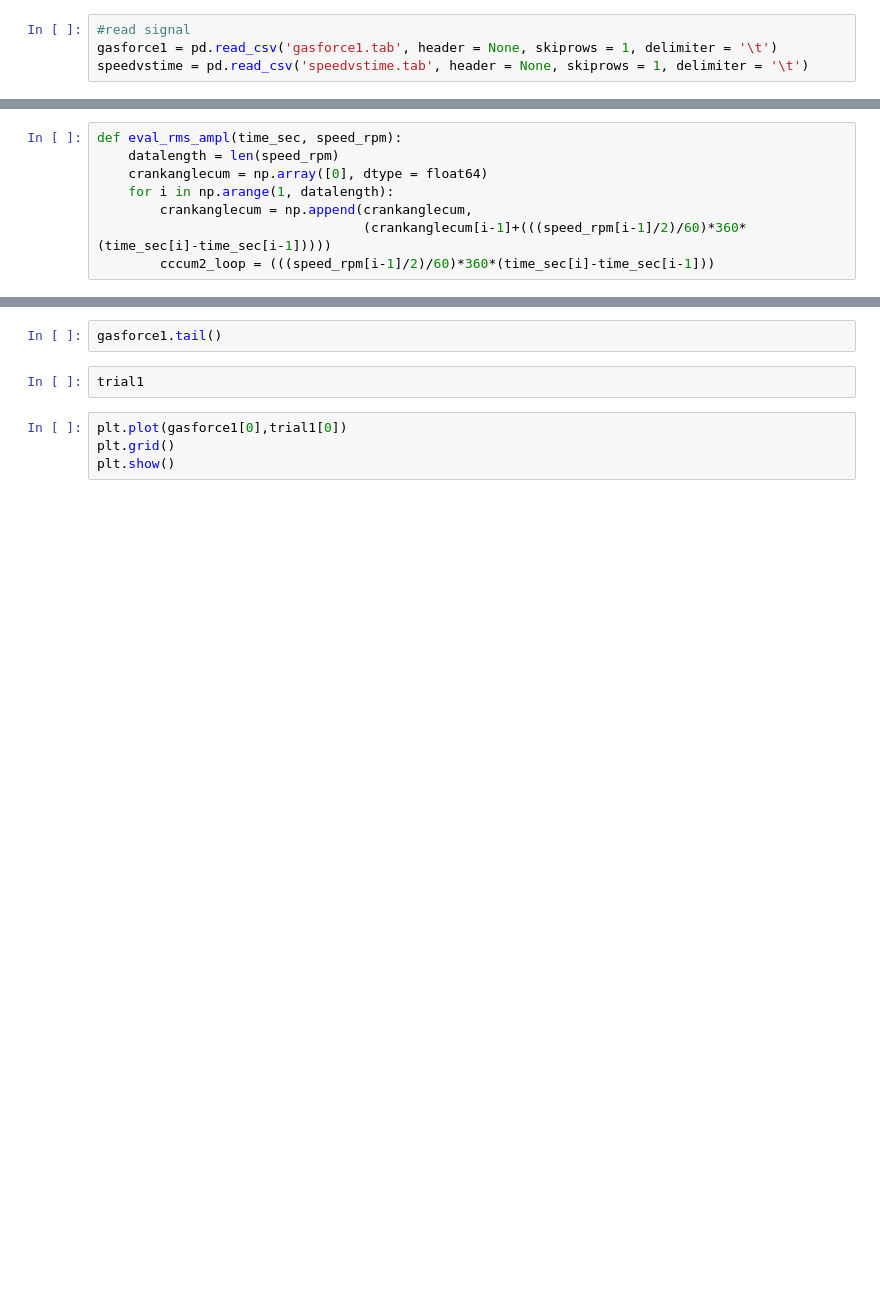
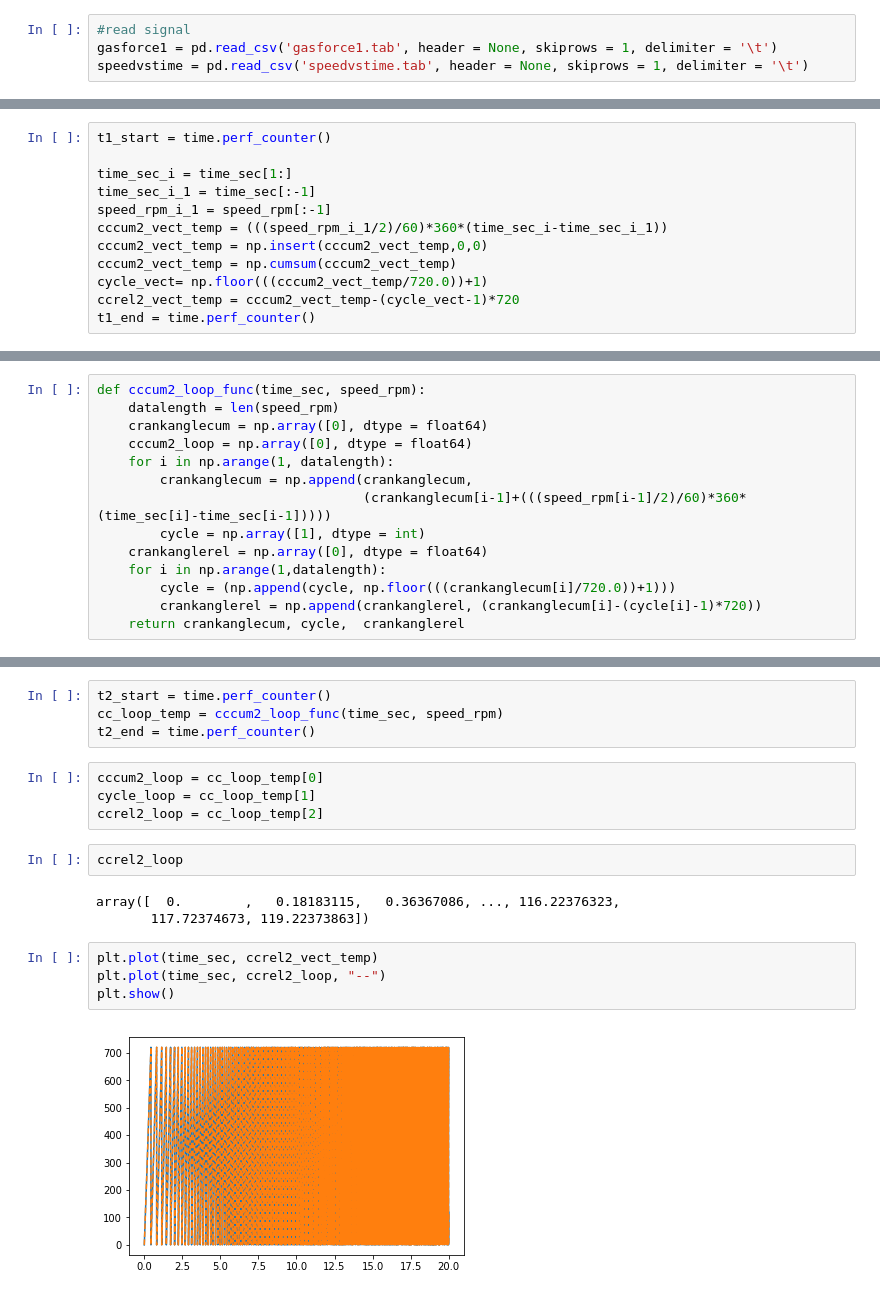
Before and after one commit to siglyser/research, a Jupyter notebook: crankanglecumrel_vectorize.ipynb, the cells around one changed output, grey strips where cells are left out. Saved outputs shown, nothing was run; the diff lists cells and outputs as text; blank space fills up the shorter version.

Commit message:
vectorisation of crankanglerel successful. onwards.

```diff
--- a/crankanglecumrel_vectorize.ipynb
+++ b/crankanglecumrel_vectorize.ipynb
@@ -34,0 +20,12 @@ trial1[3]
+# %%
+t1_start = time.perf_counter()
+
+time_sec_i = time_sec[1:]
+time_sec_i_1 = time_sec[:-1]
+speed_rpm_i_1 = speed_rpm[:-1]
+cccum2_vect_temp = (((speed_rpm_i_1/2)/60)*360*(time_sec_i-time_sec_i_1))
+cccum2_vect_temp = np.insert(cccum2_vect_temp,0,0)
+cccum2_vect_temp = np.cumsum(cccum2_vect_temp)
+cycle_vect= np.floor(((cccum2_vect_temp/720.0))+1)
+ccrel2_vect_temp = cccum2_vect_temp-(cycle_vect-1)*720
+t1_end = time.perf_counter()
@@ -35,8 +54,14 @@ trial1[3]
 # %%
-def eval_rms_ampl(time_sec, speed_rpm):
+def cccum2_loop_func(time_sec, speed_rpm):
     datalength = len(speed_rpm)
     crankanglecum = np.array([0], dtype = float64)
+    cccum2_loop = np.array([0], dtype = float64)
     for i in np.arange(1, datalength):
         crankanglecum = np.append(crankanglecum,
                                   (crankanglecum[i-1]+(((speed_rpm[i-1]/2)/60)*360*(time_sec[i]-time_sec[i-1]))))
-        cccum2_loop = (((speed_rpm[i-1]/2)/60)*360*(time_sec[i]-time_sec[i-1]))
+        cycle = np.array([1], dtype = int)
+    crankanglerel = np.array([0], dtype = float64)
+    for i in np.arange(1,datalength):
+        cycle = (np.append(cycle, np.floor(((crankanglecum[i]/720.0))+1)))
+        crankanglerel = np.append(crankanglerel, (crankanglecum[i]-(cycle[i]-1)*720))
+    return crankanglecum, cycle,  crankanglerel
@@ -85,9 +68,20 @@ trial1[3]
-# %%
-gasforce1.tail()
-# %%
-trial1
+# %%
+t2_start = time.perf_counter()
+cc_loop_temp = cccum2_loop_func(time_sec, speed_rpm)
+t2_end = time.perf_counter()
+# %%
+cccum2_loop = cc_loop_temp[0]
+cycle_loop = cc_loop_temp[1]
+ccrel2_loop = cc_loop_temp[2]
+# %%
+ccrel2_loop
+# %% [output]
+array([  0.        ,   0.18183115,   0.36367086, ..., 116.22376323,
+       117.72374673, 119.22373863])
 # %%
-plt.plot(gasforce1[0],trial1[0])
-plt.grid()
+plt.plot(time_sec, ccrel2_vect_temp)
+plt.plot(time_sec, ccrel2_loop, "--")
 plt.show()
+# %% [output]
+[figure, added]
 # %%
```
Also changed, not shown: parts of 16 cells of this notebook, 1 other file.
